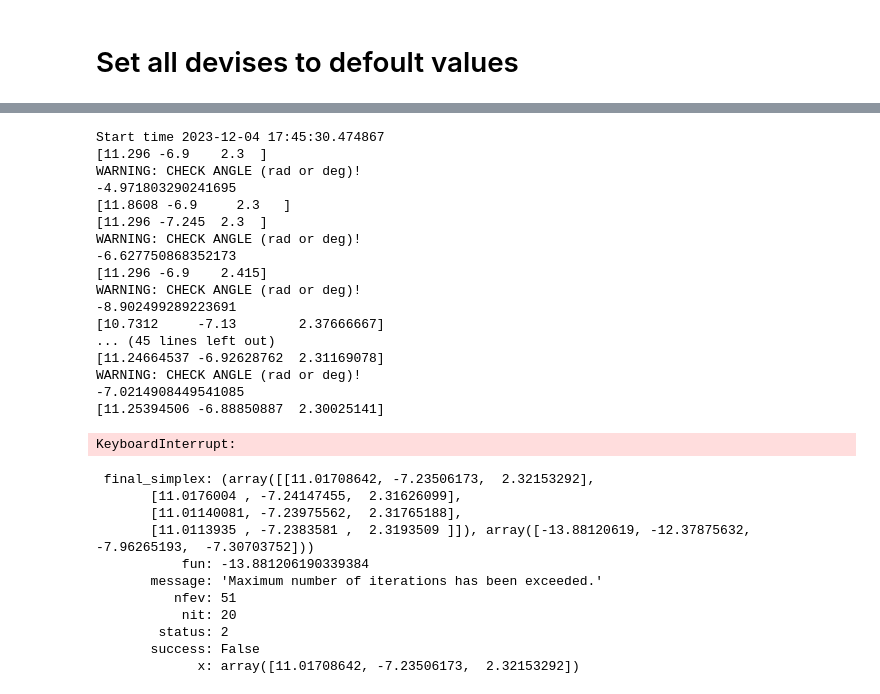
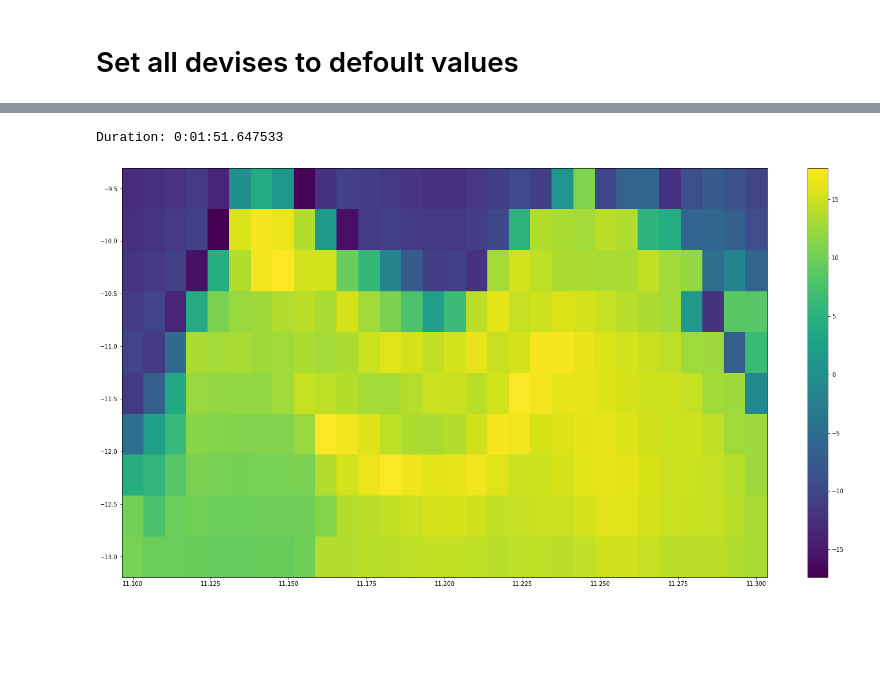
Before and after one commit to NanoYY/ColdMeasurements, a Jupyter notebook: DeMag/Scripts/TWPA calibration/TWPA operating point search.ipynb, the cells around one changed output, grey strips where cells are left out. Cells and saved outputs as stored; diff of their text form; code cells hidden in the pictures; blank space fills up the shorter version.

```diff
--- a/DeMag/Scripts/TWPA calibration/TWPA operating point search.ipynb
+++ b/DeMag/Scripts/TWPA calibration/TWPA operating point search.ipynb
@@ -172,61 +190,17 @@ vna.set_band(100000)
-# %%
-from scipy import optimize
-
-anapico.on(1)
-
-x0 = np.array([11.296, -6.9, 2.3])
-bounds = [(11, 11.5), (-27, -6), (1, 2.8)]
-results = dict()
-
-start_time = datetime.now()
-print('Start time', start_time)
-# results['shgo'] = optimize.shgo(wrapped_gain, bounds, iters=3, sampling_method='sobol')
-
-# print(results['shgo'])
-
-res = minimize(wrapped_gain, x0, method='nelder-mead',
-               options={'maxiter': 20, 'ftol': 1e-2, 'disp': True})
-print(res.x)
-
-while res.fun > -18:
-    print('_______________________________')
-    res = minimize(wrapped_gain, res.x, method='nelder-mead',
-                   options={'maxiter': 20, 'ftol': 1e-2, 'disp': True})
-    print(res.x, '--->', res.fun)
-
-
-end_time = datetime.now()
-print('Duration: {}'.format(end_time - start_time))
-# %% [output]
-Start time 2023-12-04 17:45:30.474867
-[11.296 -6.9    2.3  ]
-WARNING: CHECK ANGLE (rad or deg)!
--4.971803290241695
-[11.8608 -6.9     2.3   ]
-[11.296 -7.245  2.3  ]
-WARNING: CHECK ANGLE (rad or deg)!
--6.627750868352173
-[11.296 -6.9    2.415]
-WARNING: CHECK ANGLE (rad or deg)!
--8.902499289223691
-[10.7312     -7.13        2.37666667]
-... (45 lines left out)
-[11.24664537 -6.92628762  2.31169078]
-WARNING: CHECK ANGLE (rad or deg)!
--7.0214908449541085
-[11.25394506 -6.88850887  2.30025141]
-KeyboardInterrupt:
-# %%
-res
-# %% [output]
- final_simplex: (array([[11.01708642, -7.23506173,  2.32153292],
-       [11.0176004 , -7.24147455,  2.31626099],
-       [11.01140081, -7.23975562,  2.31765188],
-       [11.0113935 , -7.2383581 ,  2.3193509 ]]), array([-13.88120619, -12.37875632,  -7.96265193,  -7.30703752]))
-           fun: -13.881206190339384
-       message: 'Maximum number of iterations has been exceeded.'
-          nfev: 51
-           nit: 20
-        status: 2
-       success: False
-             x: array([11.01708642, -7.23506173,  2.32153292])
+# %%
+%matplotlib inline
+low_freq = 11.1
+high_freq = 11.3
+low_power = -13
+high_power = -9.5
+
+start_time = datetime.now()
+fig, ax = plt.subplots(figsize=(25,13))
+power, freq, gain = get_FP_sweep(dc_curr=2.45, freq_steps = 30, pow_steps = 10)
+c = ax.pcolor(freq, power, gain, cmap='viridis')
+fig.colorbar(c, ax=ax)
+end_time = datetime.now()
+print('Duration: {}'.format(end_time - start_time))
+# %% [output]
+Duration: 0:01:51.647533
+[figure, added]
```
Also changed, not shown: parts of 33 cells of this notebook.
